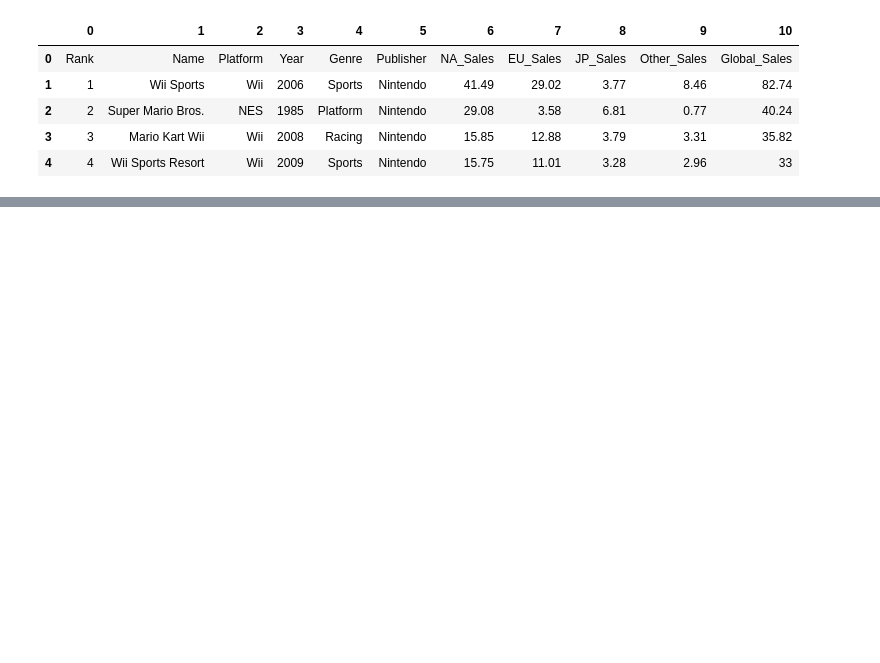
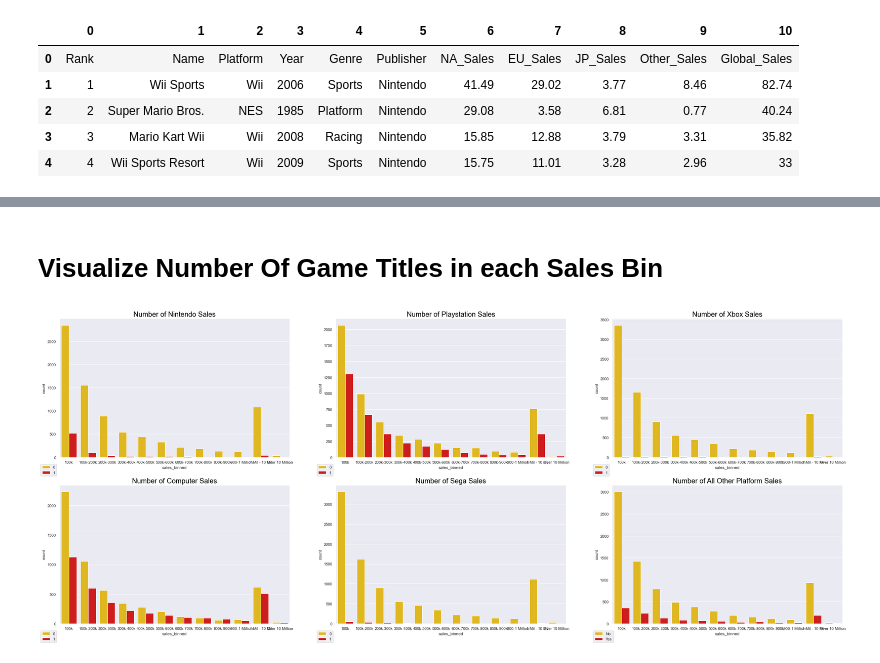
Before and after one commit to CaitlynCarney/video_game_sales, a Jupyter notebook: Workbooks/exploration.ipynb, the cells around one changed output, grey strips where cells are left out. Drawn from its saved outputs; the diff is of its cells as text; code cells hidden in the pictures; blank space fills up the shorter version.

```diff
--- a/Workbooks/exploration.ipynb
+++ b/Workbooks/exploration.ipynb
@@ -48,0 +178,48 @@ train_scaled, validate_scaled, test_scaled = wrangle.scale_my_data(train, valida
+# %% [markdown]
+# Visualize Number Of Game Titles in each Sales Bin
+# %%
+plt.subplots(2, 3, figsize=(40,16), sharey=True)
+sns.set(style="darkgrid")
+
+plt.subplot(2,3,1)
+plt.title("Number of Nintendo Sales", size=20, color='black')
+sns.countplot(x='sales_binned', hue='Nintendo', data=train,
+               palette='hot_r')
+plt.legend(bbox_to_anchor=(-0.09, -0.15), loc='lower left')
+
+plt.subplot(2,3,2)
+plt.title("Number of Playstation Sales", size=20, color='black')
+sns.countplot(x='sales_binned', hue='Playstation', data=train,
+               palette='hot_r')
+plt.legend(bbox_to_anchor=(-0.09, -0.15), loc='lower left')
+
+plt.subplot(2,3,3)
+plt.title("Number of Xbox Sales", size=20, color='black')
+sns.countplot(x='sales_binned', hue='Xbox', data=train,
+               palette='hot_r')
+plt.legend(bbox_to_anchor=(-0.09, -0.15), loc='lower left')
+
+plt.subplot(2,3,4)
+plt.title("Number of Computer Sales", size=20, color='black')
+sns.countplot(x='sales_binned', hue='Computer', data=train,
+               palette='hot_r')
+plt.legend(bbox_to_anchor=(-0.09, -0.15), loc='lower left')
+
+plt.subplot(2,3,5)
+plt.title("Number of Sega Sales", size=20, color='black')
+sns.countplot(x='sales_binned', hue='Sega', data=train,
+               palette='hot_r')
+plt.legend(bbox_to_anchor=(-0.09, -0.15), loc='lower left')
+
+plt.subplot(2,3,6)
+plt.title("Number of All Other Platform Sales", size=20, color='black')
+sns.countplot(x='sales_binned', hue='Other', data=train,
+               palette='hot_r')
+
+
+leg = plt.legend(bbox_to_anchor=(-0.09, -0.15), loc='lower left')
+labs = leg.texts
+labs[0].set_text("No")
+labs[1].set_text("Yes")
+# %% [output]
+[figure, added]
```
Also changed, not shown: parts of 22 cells of this notebook.
